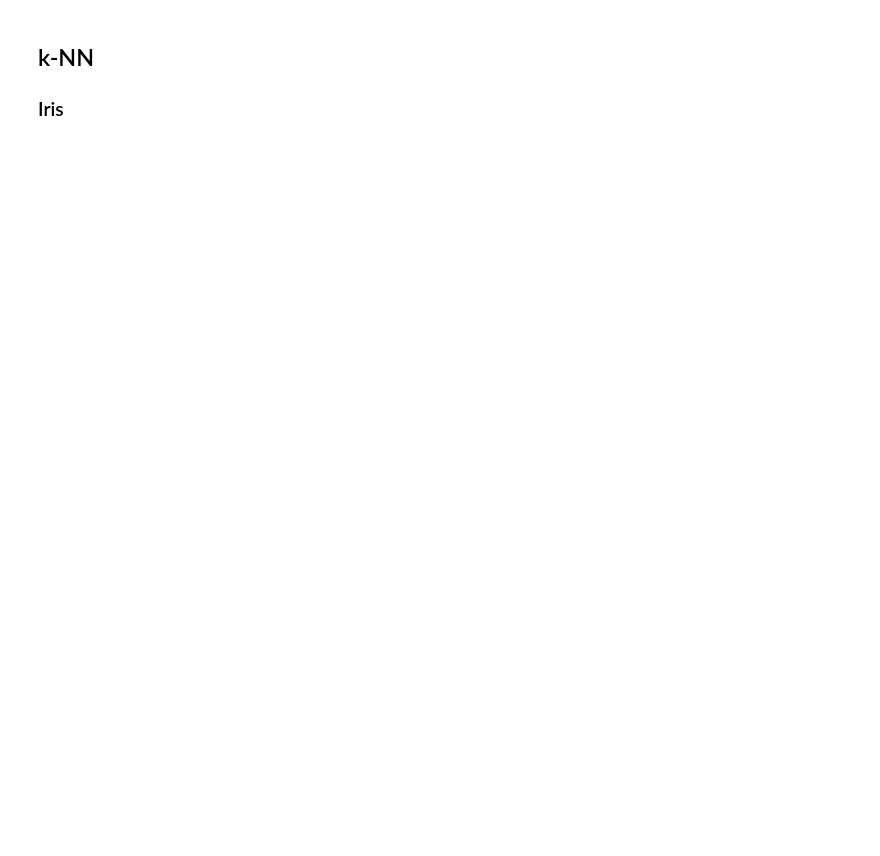
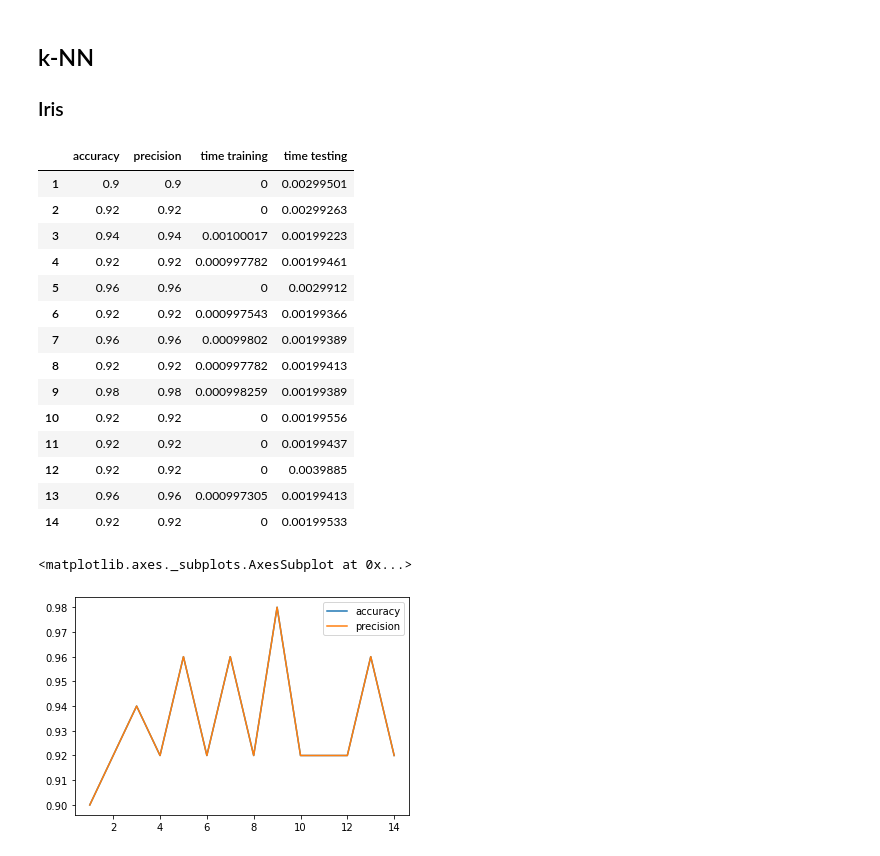
Before and after one commit to kocmana/tw_mle_exercise2, a Jupyter notebook: tw_mle_exercise2.ipynb, the cells around one changed output. Saved outputs shown, nothing was run; the diff lists cells and outputs as text; code cells hidden in the pictures; blank space fills up the shorter version.

```diff
--- a/tw_mle_exercise2.ipynb
+++ b/tw_mle_exercise2.ipynb
@@ -42,3 +67,67 @@ Your submission shall contain
 ## k-NN
 
 ### Iris
+# %%
+# load the Iris dataset
+dataSet = datasets.load_iris()
+
+# Shuffle our input data
+randomState=24 # change the state with the numeric parts of your matrikelnummer; if you are in a group, use the sume of the numeric parts
+data, target = shuffle(dataSet.data, dataSet.target, random_state=randomState)
+
+testvalues = range(1,15)
+
+# Prepare dataframe for results
+knn_results_iris = pd.DataFrame(columns=['accuracy','precision','time training', 'time testing'], index=testvalues)
+
+# Prepare a train/test set split
+# split 2/3 1/3 into training & test set
+# We use the random number generator state +1; this will influence how our data is split
+X_train, X_test, y_train, y_test = train_test_split(data, target, test_size=0.33, random_state=(randomState+1))
+
+# parameters for k-NN
+n_neighbors = testvalues
+
+for n in n_neighbors:
+    # train the k-NN
+    classifier = neighbors.KNeighborsClassifier(n)
+    start_time_train = time.time()
+    classifier.fit(X_train, y_train)
+    end_time_train = time.time()
+
+    # predict the test set on our trained classifier
+    start_time_test = time.time()
+    y_test_predicted = classifier.predict(X_test)
+    end_time_test = time.time()
+
+    # Compute metrics
+    acc=metrics.accuracy_score(y_test, y_test_predicted)
+    precision=metrics.precision_score(y_test, y_test_predicted, average="micro")
+
+    knn_results_iris.loc[n] = pd.Series({
+        'accuracy':acc,
+        'precision':precision,
+        'time training':end_time_train-start_time_train,
+        'time testing':end_time_test-start_time_test
+    })
+
+display(knn_results_iris)
+knn_results_iris[['accuracy','precision']].plot.line()
+# %% [output]
+|  | accuracy | precision | time training | time testing |
+| 1 | 0.9 | 0.9 | 0 | 0.00299501 |
+| 2 | 0.92 | 0.92 | 0 | 0.00299263 |
+| 3 | 0.94 | 0.94 | 0.00100017 | 0.00199223 |
+| 4 | 0.92 | 0.92 | 0.000997782 | 0.00199461 |
+| 5 | 0.96 | 0.96 | 0 | 0.0029912 |
+| 6 | 0.92 | 0.92 | 0.000997543 | 0.00199366 |
+| 7 | 0.96 | 0.96 | 0.00099802 | 0.00199389 |
+| 8 | 0.92 | 0.92 | 0.000997782 | 0.00199413 |
+| 9 | 0.98 | 0.98 | 0.000998259 | 0.00199389 |
+| 10 | 0.92 | 0.92 | 0 | 0.00199556 |
+| 11 | 0.92 | 0.92 | 0 | 0.00199437 |
+| 12 | 0.92 | 0.92 | 0 | 0.0039885 |
+| 13 | 0.96 | 0.96 | 0.000997305 | 0.00199413 |
+| 14 | 0.92 | 0.92 | 0 | 0.00199533 |
+<matplotlib.axes._subplots.AxesSubplot at 0x...>
+[figure, added]
```
Also changed, not shown: parts of 6 cells of this notebook.
